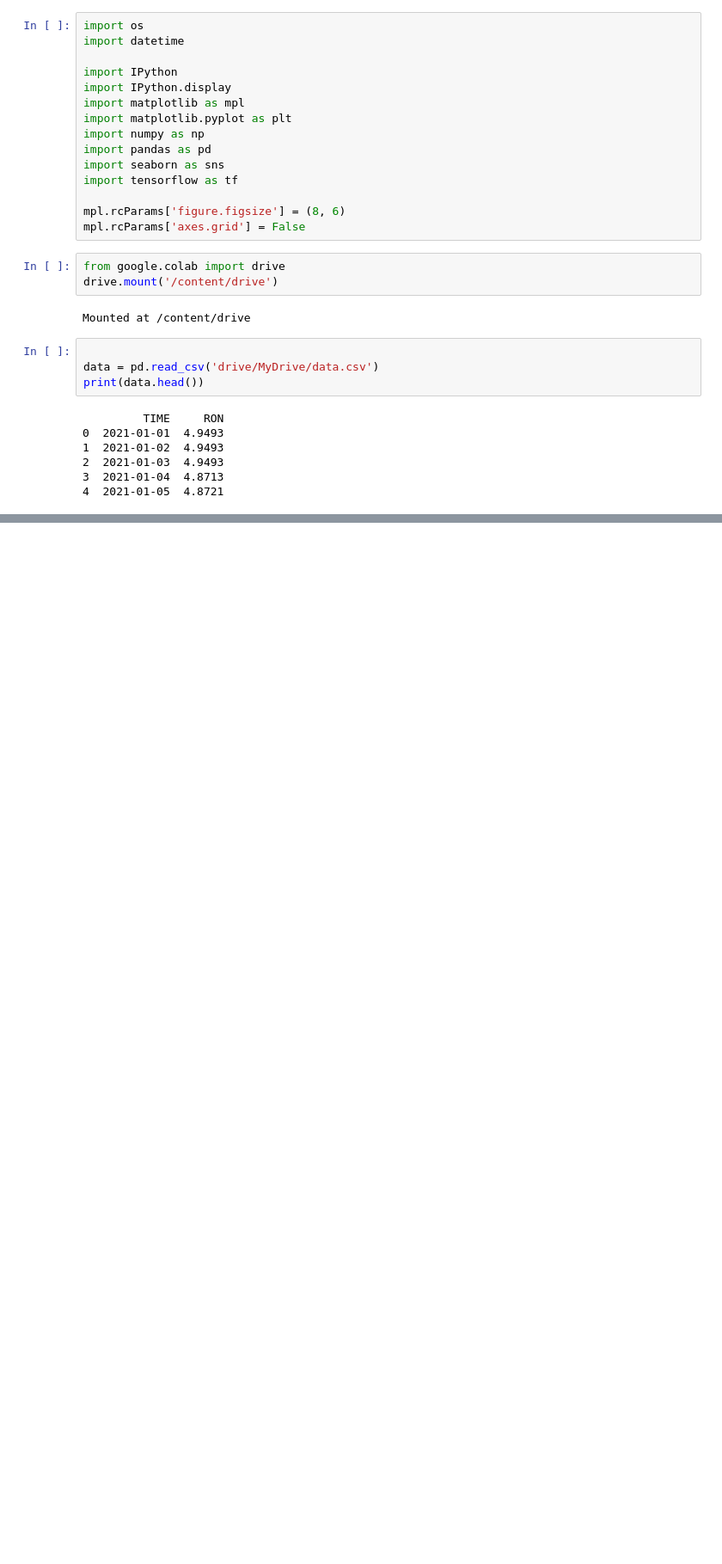
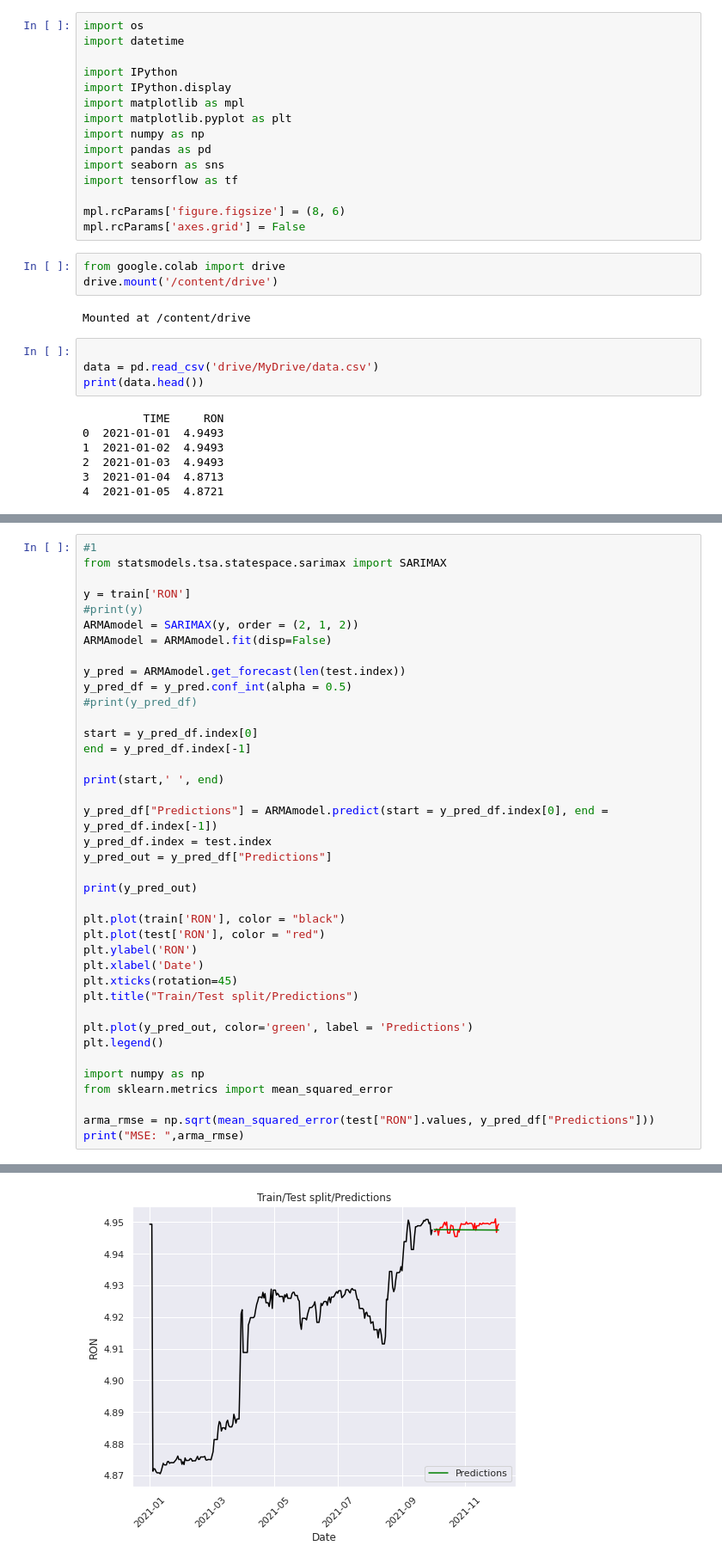
Before and after one commit to jtunde/Python, a Jupyter notebook: cn2.ipynb, the cells around one changed output, grey strips where cells are left out. Shown at 86% size. Cells and saved outputs as stored; diff of their text form; blank space fills up the shorter version.

```diff
--- a/cn2.ipynb
+++ b/cn2.ipynb
@@ -33,0 +78,40 @@ print(data.head())
+# %%
+#1
+from statsmodels.tsa.statespace.sarimax import SARIMAX
+
+y = train['RON']
+#print(y)
+ARMAmodel = SARIMAX(y, order = (2, 1, 2))
+ARMAmodel = ARMAmodel.fit(disp=False)
+
+y_pred = ARMAmodel.get_forecast(len(test.index))
+y_pred_df = y_pred.conf_int(alpha = 0.5)
+#print(y_pred_df)
+
+start = y_pred_df.index[0]
+end = y_pred_df.index[-1]
+
+print(start,' ', end)
+
+y_pred_df["Predictions"] = ARMAmodel.predict(start = y_pred_df.index[0], end = y_pred_df.index[-1])
+y_pred_df.index = test.index
+y_pred_out = y_pred_df["Predictions"]
+
+print(y_pred_out)
+
+plt.plot(train['RON'], color = "black")
+plt.plot(test['RON'], color = "red")
+plt.ylabel('RON')
+plt.xlabel('Date')
+plt.xticks(rotation=45)
+plt.title("Train/Test split/Predictions")
+
+plt.plot(y_pred_out, color='green', label = 'Predictions')
+plt.legend()
+
+import numpy as np
+from sklearn.metrics import mean_squared_error
+
+arma_rmse = np.sqrt(mean_squared_error(test["RON"].values, y_pred_df["Predictions"]))
+print("MSE: ",arma_rmse)
+# %% [output]
@@ -33,0 +133 @@ print(data.head())
+[figure, added]
```
Also changed, not shown: parts of 7 cells of this notebook.
